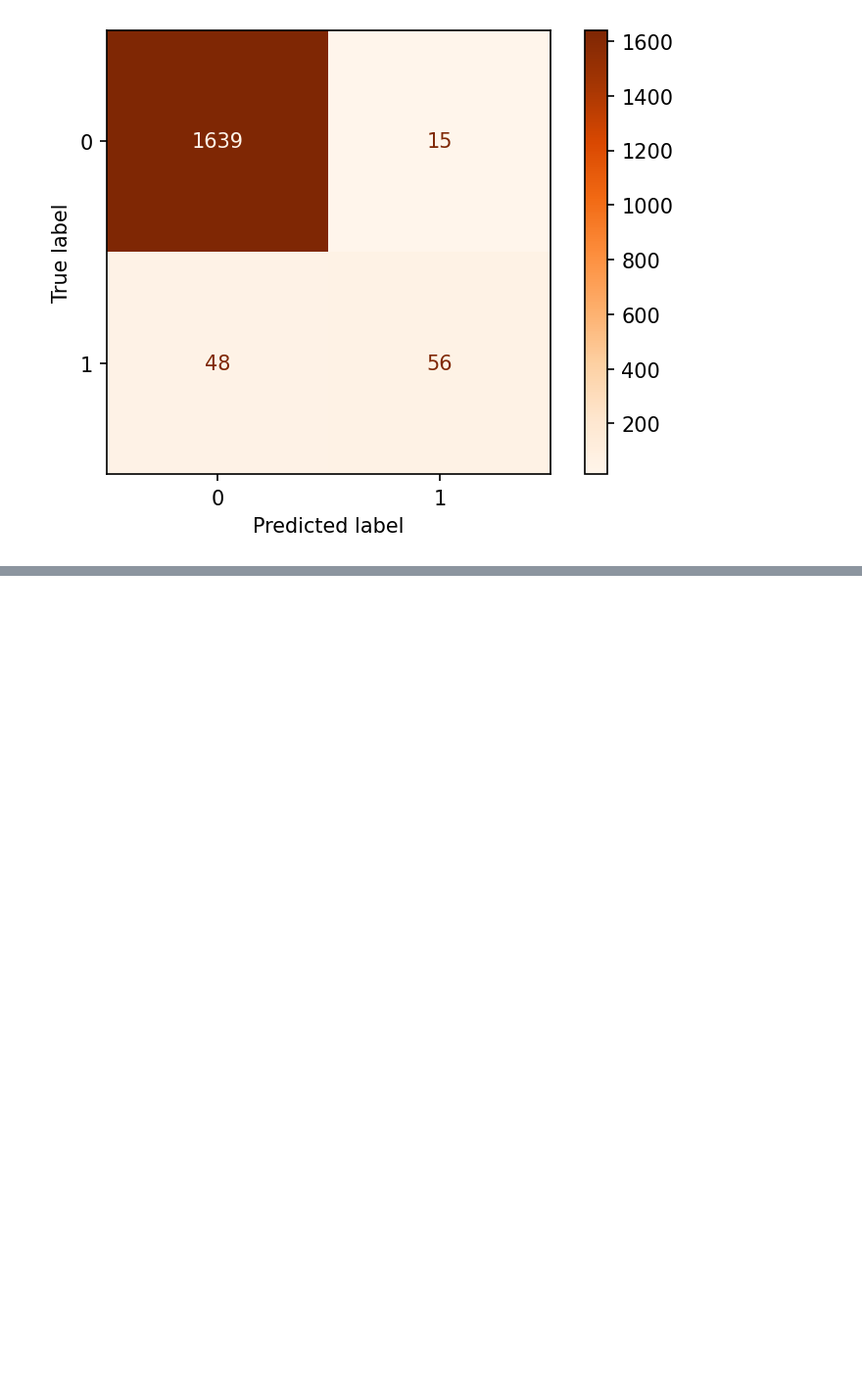
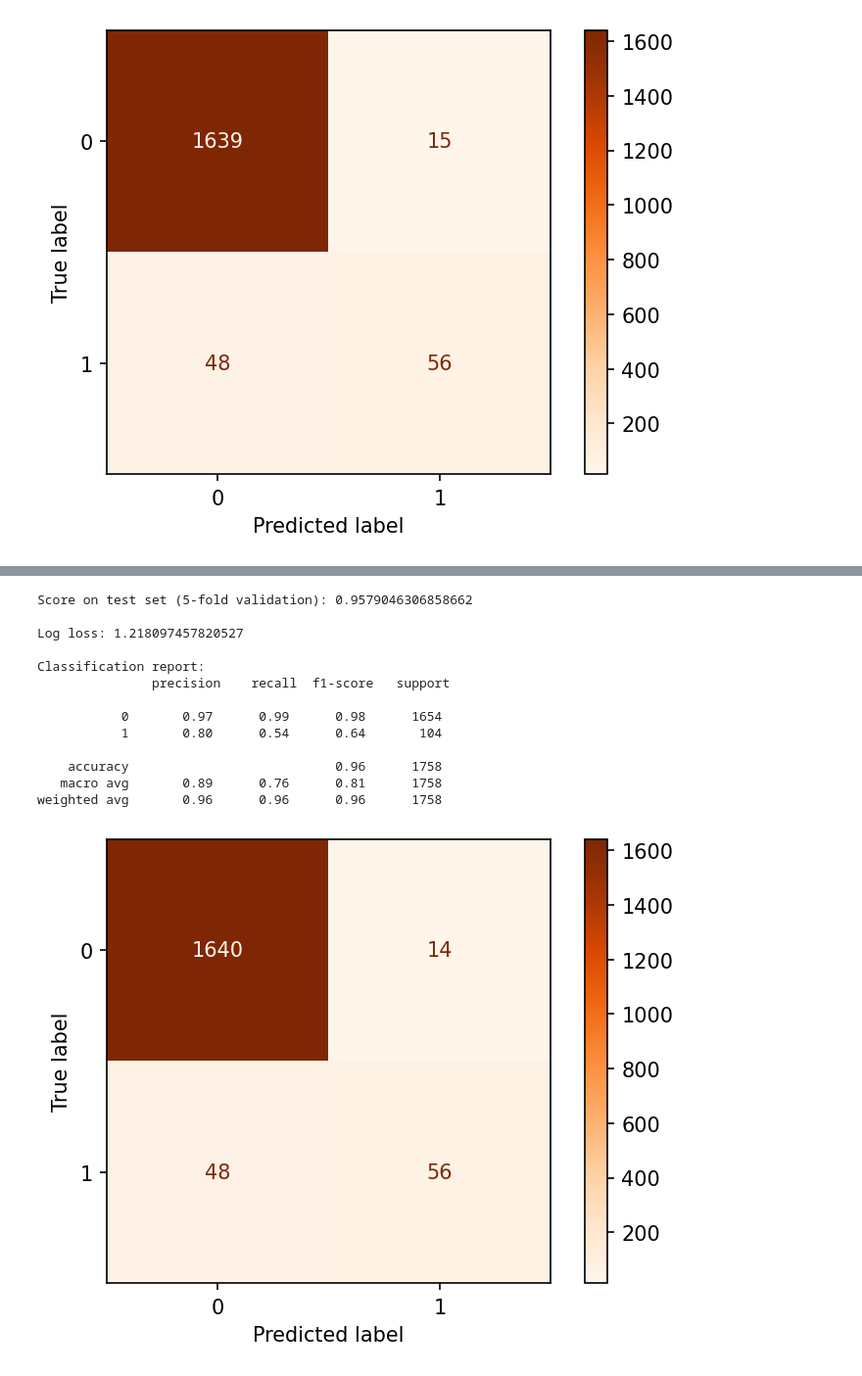
Before and after one commit to ian-livingston/projecting-NBA-All-Stars, a Jupyter notebook: Modeling.ipynb, the cells around one changed output, grey strips where cells are left out. Shown at 98% size. Cells and saved outputs as stored; diff of their text form; code cells hidden in the pictures; blank space fills up the shorter version.

```diff
--- a/Modeling.ipynb
+++ b/Modeling.ipynb
@@ -882,0 +901,18 @@ weighted avg       0.96      0.96      0.96      1758
+# %%
+# Adding "GS/G" with RandomeOverSampler=True
+score, logloss, class_report, con_matrix = nba_log_regression(all_data_df, ["PTS/game", "AST/game", "Age", "PER", "GS/G", "All-Star?"], "All-Star next season?", RandomOverSampler=True, print_all=True)
+# %% [output]
+Score on test set (5-fold validation): 0.9579046306858662
+
+Log loss: 1.218097457820527
+
+Classification report:
+               precision    recall  f1-score   support
+
+           0       0.97      0.99      0.98      1654
+           1       0.80      0.54      0.64       104
+
+    accuracy                           0.96      1758
+   macro avg       0.89      0.76      0.81      1758
+weighted avg       0.96      0.96      0.96      1758
+[figure, added]
```
Also changed, not shown: parts of 42 cells of this notebook, 2 other files.
